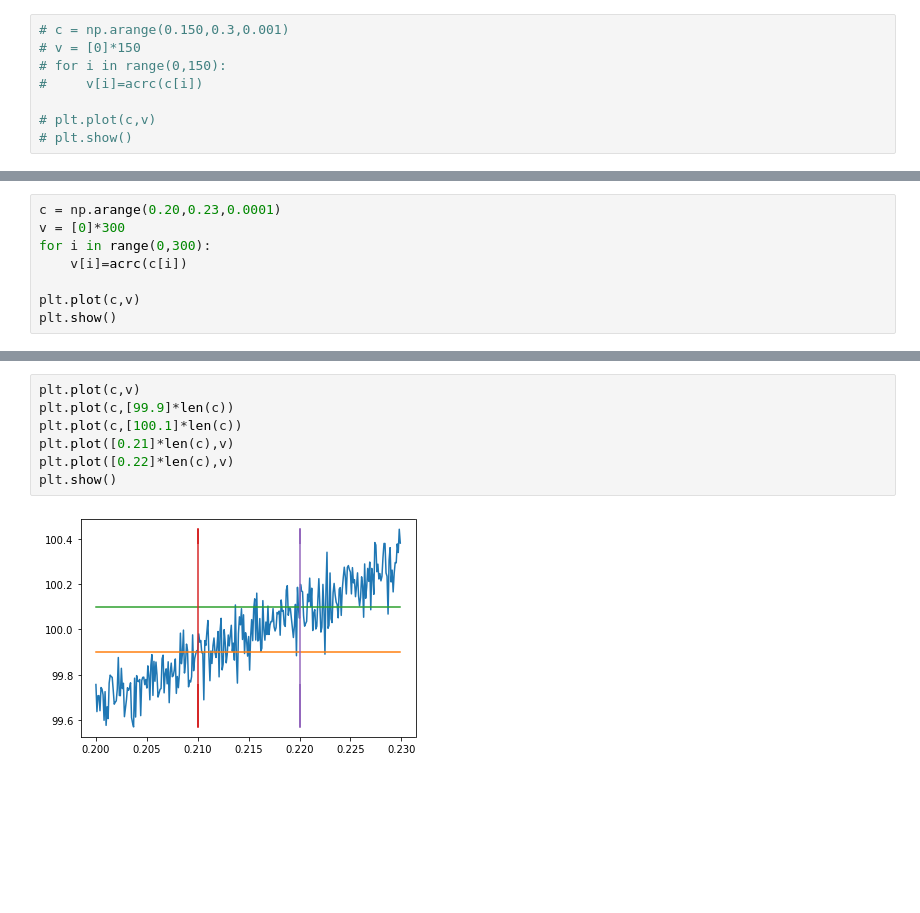
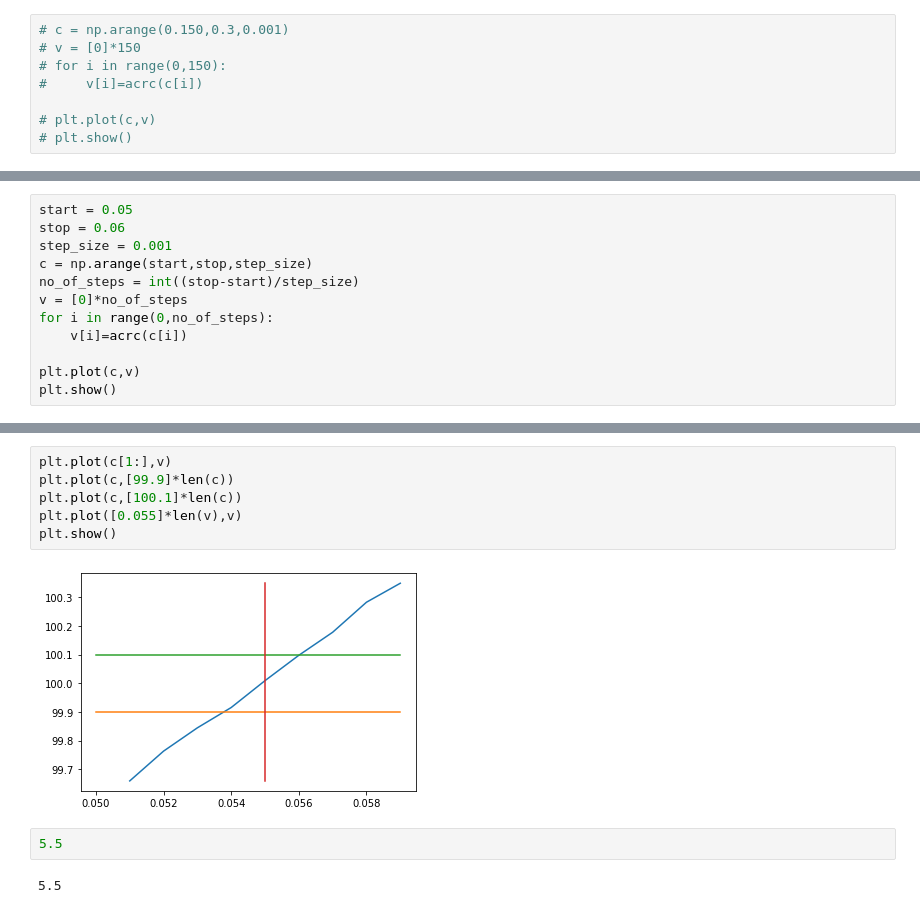
Before and after one commit to sidthak196/Monte_Carlo_Simulations, a Jupyter notebook: Assignment 2/Question2.ipynb, the cells around one changed output, grey strips where cells are left out. Cells and saved outputs as stored; diff of their text form; blank space fills up the shorter version.

```diff
--- a/Assignment 2/Question2.ipynb
+++ b/Assignment 2/Question2.ipynb
@@ -83,7 +104,11 @@ def acrc(c):
 # %%
-c = np.arange(0.20,0.23,0.0001)
-v = [0]*300
-for i in range(0,300):
+start = 0.05
+stop = 0.06
+step_size = 0.001
+c = np.arange(start,stop,step_size)
+no_of_steps = int((stop-start)/step_size)
+v = [0]*no_of_steps
+for i in range(0,no_of_steps):
     v[i]=acrc(c[i])
 
 plt.plot(c,v)
@@ -91,9 +119,12 @@ plt.show()
 # %%
-plt.plot(c,v)
+plt.plot(c[1:],v)
 plt.plot(c,[99.9]*len(c))
 plt.plot(c,[100.1]*len(c))
-plt.plot([0.21]*len(c),v)
-plt.plot([0.22]*len(c),v)
+plt.plot([0.055]*len(v),v)
 plt.show()
 # %% [output]
-[figure, old version]
+[figure, new version]
+# %%
+5.5
+# %% [output]
+5.5
```
Also changed, not shown: parts of 4 cells of this notebook, 3 other files.
